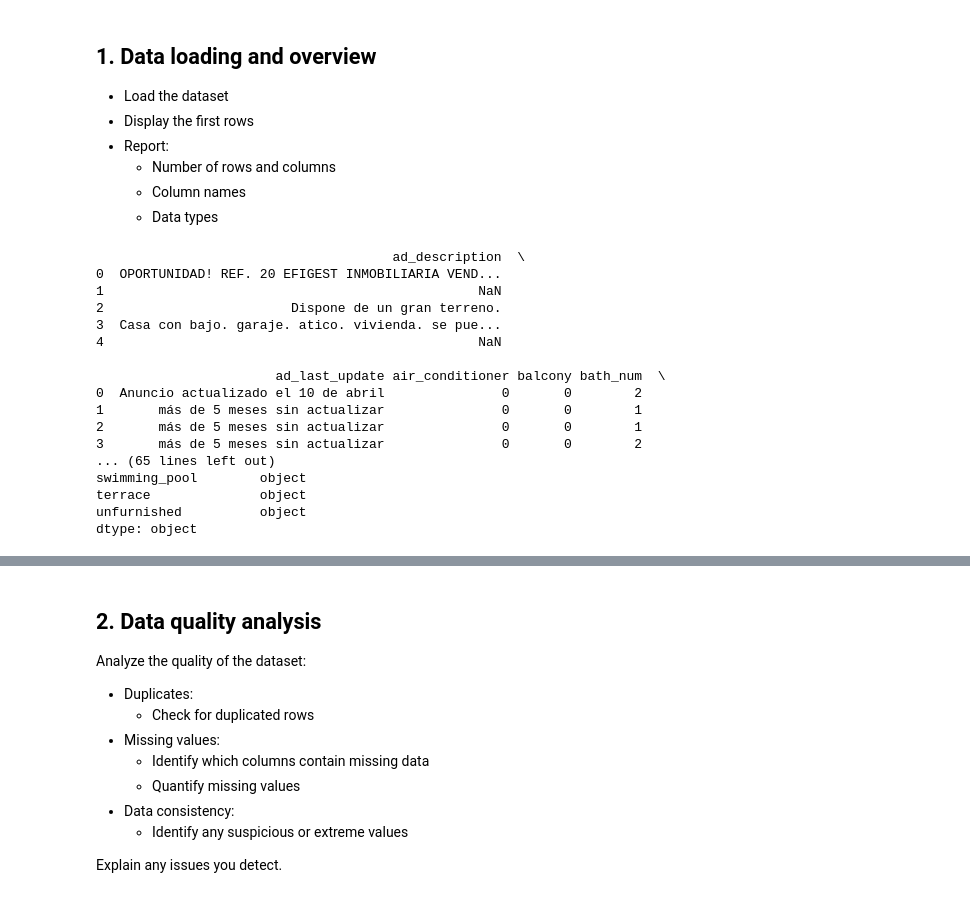
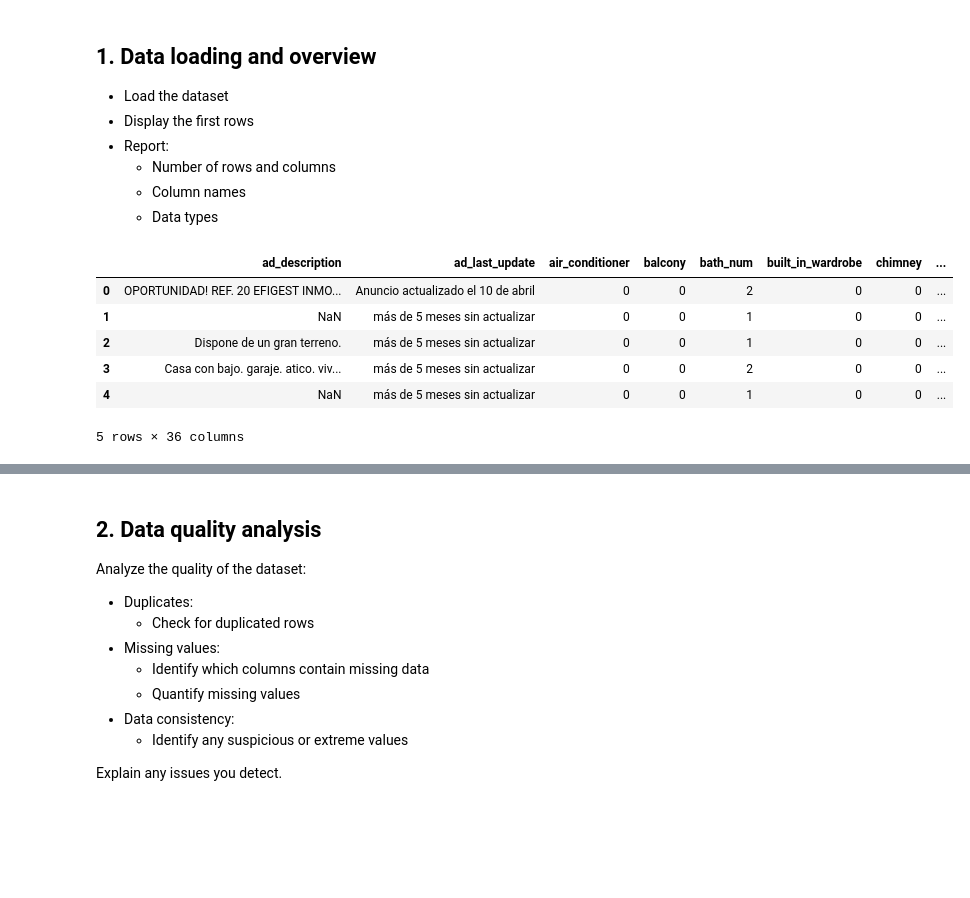
Before and after one commit to pauladata13/dataExploratory-, a Jupyter notebook: task_2.4_EDA_Housing_coruna.ipynb, the cells around one changed output, grey strips where cells are left out. Cells and saved outputs as stored; diff of their text form; code cells hidden in the pictures; blank space fills up the shorter version.

```diff
--- a/task_2.4_EDA_Housing_coruna.ipynb
+++ b/task_2.4_EDA_Housing_coruna.ipynb
@@ -46,31 +46,13 @@
 # %%
 
 import pandas as pd;
 df = pd.read_csv("houses_coruna.csv")
+df.head()
+# %% [output]
+|  | ad_description | ad_last_update | air_conditioner | balcony | bath_num | built_in_wardrobe | chimney | ... |
+| 0 | OPORTUNIDAD! REF. 20 EFIGEST INMO... | Anuncio actualizado el 10 de abril | 0 | 0 | 2 | 0 | 0 | ... |
+| 1 | NaN | más de 5 meses sin actualizar | 0 | 0 | 1 | 0 | 0 | ... |
+| 2 | Dispone de un gran terreno. | más de 5 meses sin actualizar | 0 | 0 | 1 | 0 | 0 | ... |
+| 3 | Casa con bajo. garaje. atico. viv... | más de 5 meses sin actualizar | 0 | 0 | 2 | 0 | 0 | ... |
+| 4 | NaN | más de 5 meses sin actualizar | 0 | 0 | 1 | 0 | 0 | ... |
+5 rows × 36 columns
-# %%
-print(df.head())
-filas, columnas = df.shape
-print(f"\nNumeros de filas: {filas}")
-print(f"Number of columnas: {columnas}")
-print("\nNombre de columnas:")
-print(df.columns.tolist())
-print("\nTipos de datos de cada columna:")
-print(df.dtypes)
-# %% [output]
-                                      ad_description  \
-0  OPORTUNIDAD! REF. 20 EFIGEST INMOBILIARIA VEND...
-1                                                NaN
-2                        Dispone de un gran terreno.
-3  Casa con bajo. garaje. atico. vivienda. se pue...
-4                                                NaN
-
-                       ad_last_update air_conditioner balcony bath_num  \
-0  Anuncio actualizado el 10 de abril               0       0        2
-1       más de 5 meses sin actualizar               0       0        1
-2       más de 5 meses sin actualizar               0       0        1
-3       más de 5 meses sin actualizar               0       0        2
-... (65 lines left out)
-swimming_pool        object
-terrace              object
-unfurnished          object
-dtype: object
```
Also changed, not shown: parts of 23 cells of this notebook.
